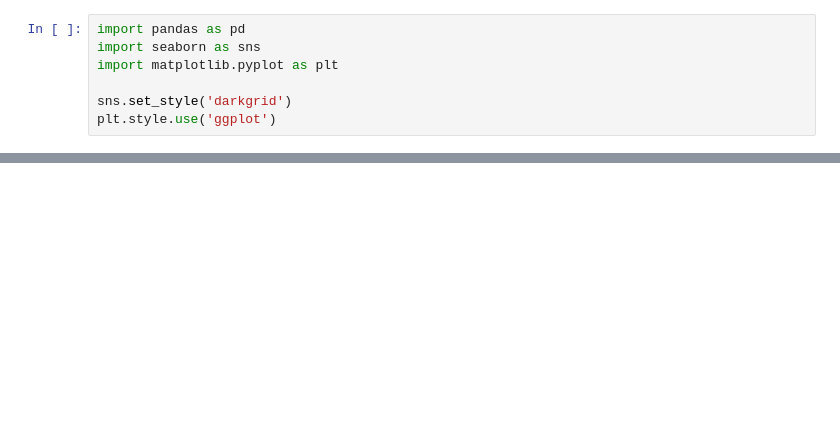
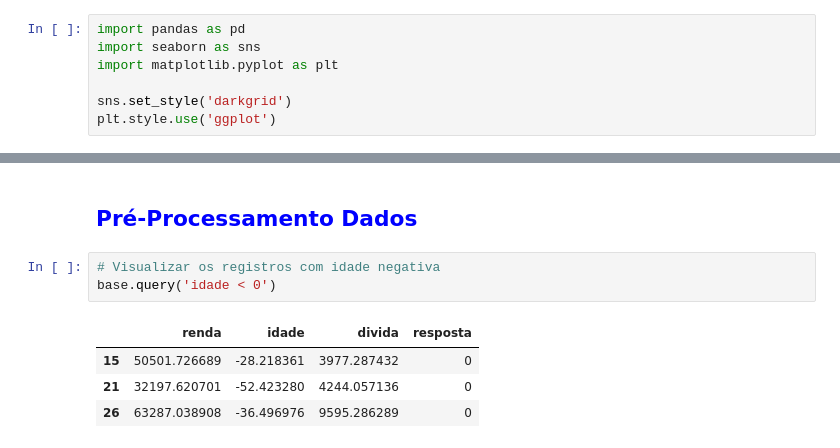
Before and after one commit to rafflds/bons_maus_pagadores_emprestimo, a Jupyter notebook: Dados_emprestimos.ipynb, the cells around one changed output, grey strips where cells are left out. Saved outputs shown, nothing was run; the diff lists cells and outputs as text; blank space fills up the shorter version.

```diff
--- a/Dados_emprestimos.ipynb
+++ b/Dados_emprestimos.ipynb
@@ -30,0 +57,10 @@ base.head()
+# %% [markdown]
+## <font color=blue>Pré-Processamento Dados
+# %%
+# Visualizar os registros com idade negativa
+base.query('idade < 0')
+# %% [output]
+|  | renda | idade | divida | resposta |
+| 15 | 50501.726689 | -28.218361 | 3977.287432 | 0 |
+| 21 | 32197.620701 | -52.423280 | 4244.057136 | 0 |
+| 26 | 63287.038908 | -36.496976 | 9595.286289 | 0 |
```
Also changed, not shown: parts of 15 cells of this notebook.
